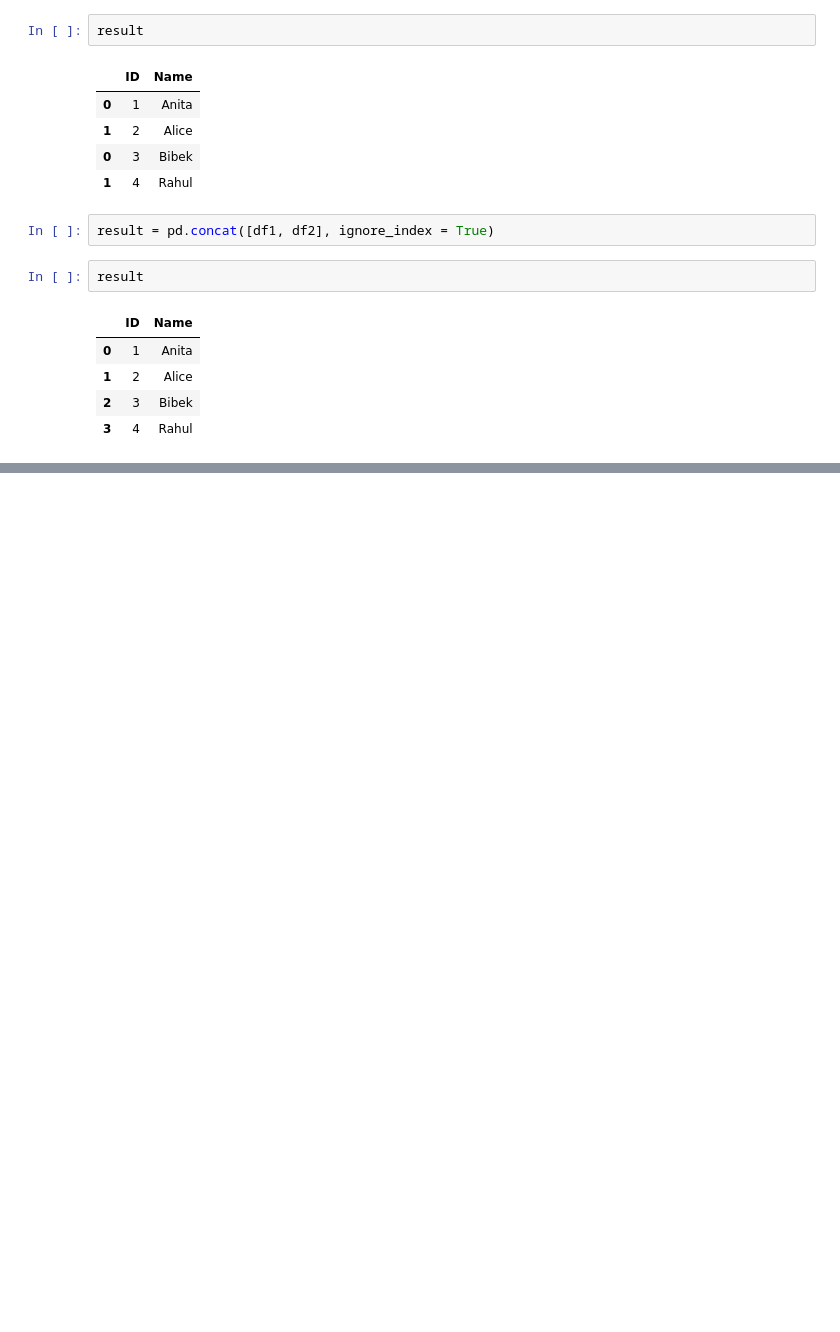
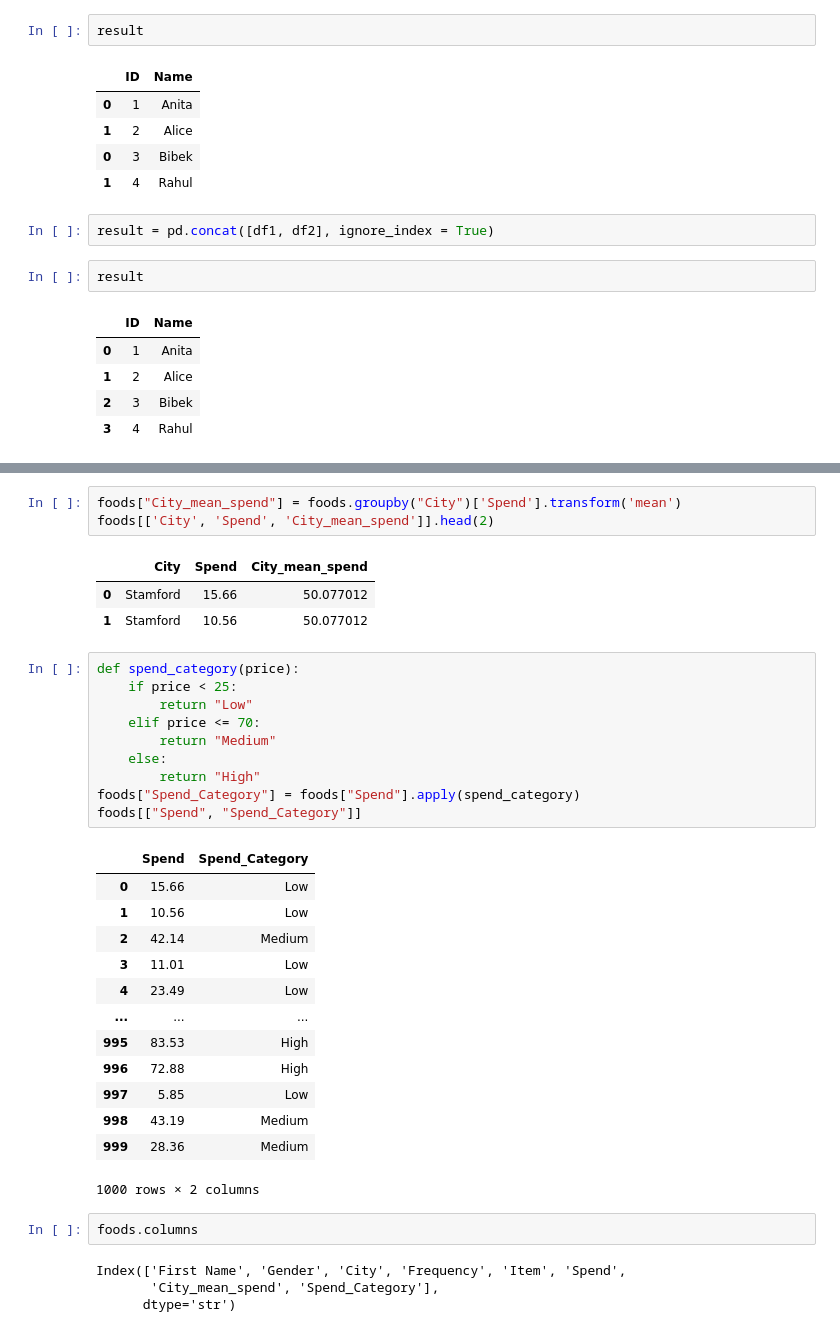
Before and after one commit to sthasarita/Pandas, a Jupyter notebook: cleaning_foods_csvfile.ipynb, the cells around one changed output, grey strips where cells are left out. Saved outputs shown, nothing was run; the diff lists cells and outputs as text; blank space fills up the shorter version.

Commit message:
implement dataframe I and dataframe II 2nd part

```diff
--- a/cleaning_foods_csvfile.ipynb
+++ b/cleaning_foods_csvfile.ipynb
@@ -917,0 +962,37 @@ result
+# %%
+foods["City_mean_spend"] = foods.groupby("City")['Spend'].transform('mean')
+foods[['City', 'Spend', 'City_mean_spend']].head(2)
+# %% [output]
+|  | City | Spend | City_mean_spend |
+| 0 | Stamford | 15.66 | 50.077012 |
+| 1 | Stamford | 10.56 | 50.077012 |
+# %%
+def spend_category(price):
+    if price < 25:
+        return "Low"
+    elif price <= 70:
+        return "Medium"
+    else:
+        return "High"
+foods["Spend_Category"] = foods["Spend"].apply(spend_category)
+foods[["Spend", "Spend_Category"]]
+# %% [output]
+|  | Spend | Spend_Category |
+| 0 | 15.66 | Low |
+| 1 | 10.56 | Low |
+| 2 | 42.14 | Medium |
+| 3 | 11.01 | Low |
+| 4 | 23.49 | Low |
+| ... | ... | ... |
+| 995 | 83.53 | High |
+| 996 | 72.88 | High |
+| 997 | 5.85 | Low |
+| 998 | 43.19 | Medium |
+| 999 | 28.36 | Medium |
+1000 rows × 2 columns
+# %%
+foods.columns
+# %% [output]
+Index(['First Name', 'Gender', 'City', 'Frequency', 'Item', 'Spend',
+       'City_mean_spend', 'Spend_Category'],
+      dtype='str')
```
Also changed, not shown: parts of 16 cells of this notebook.
